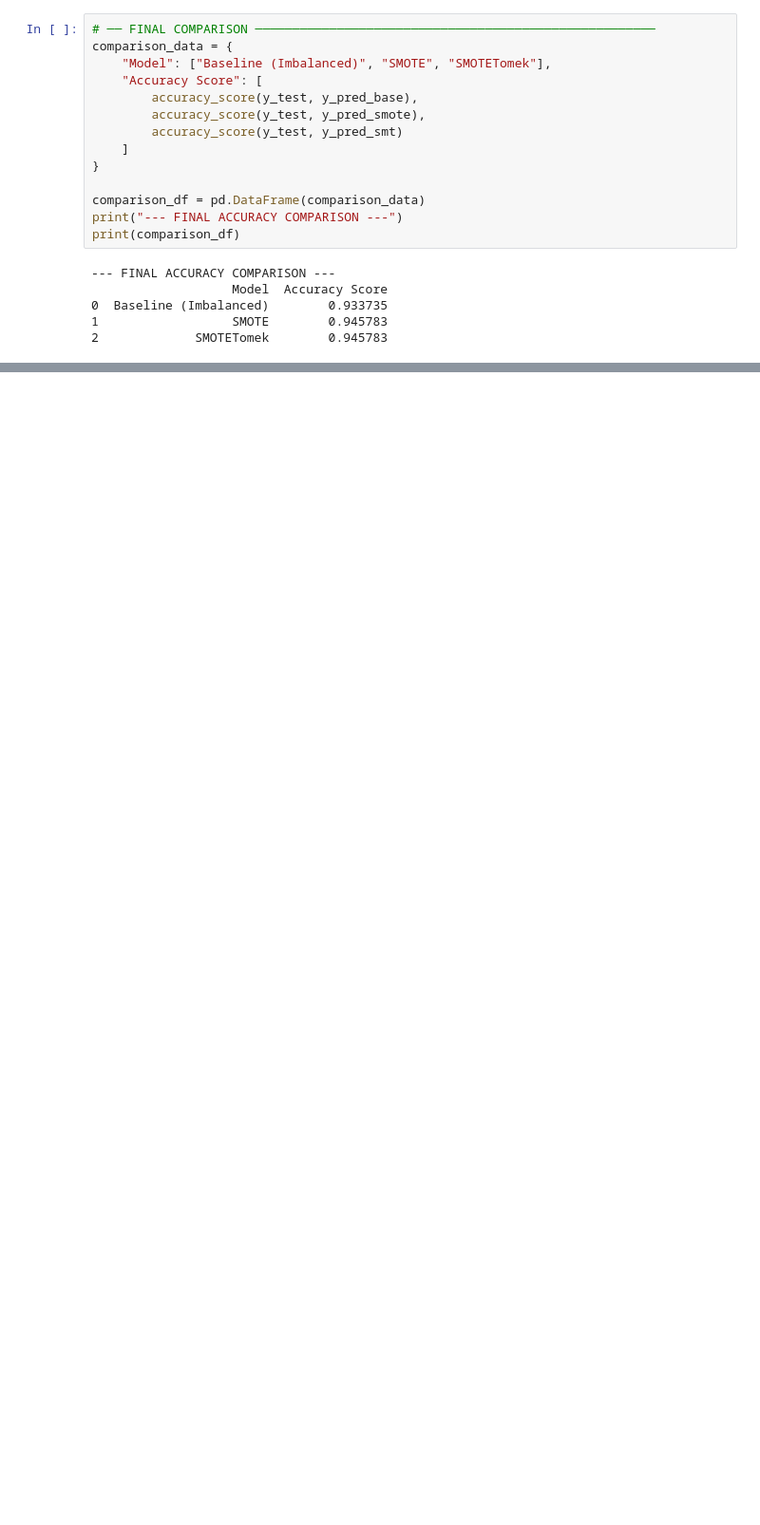
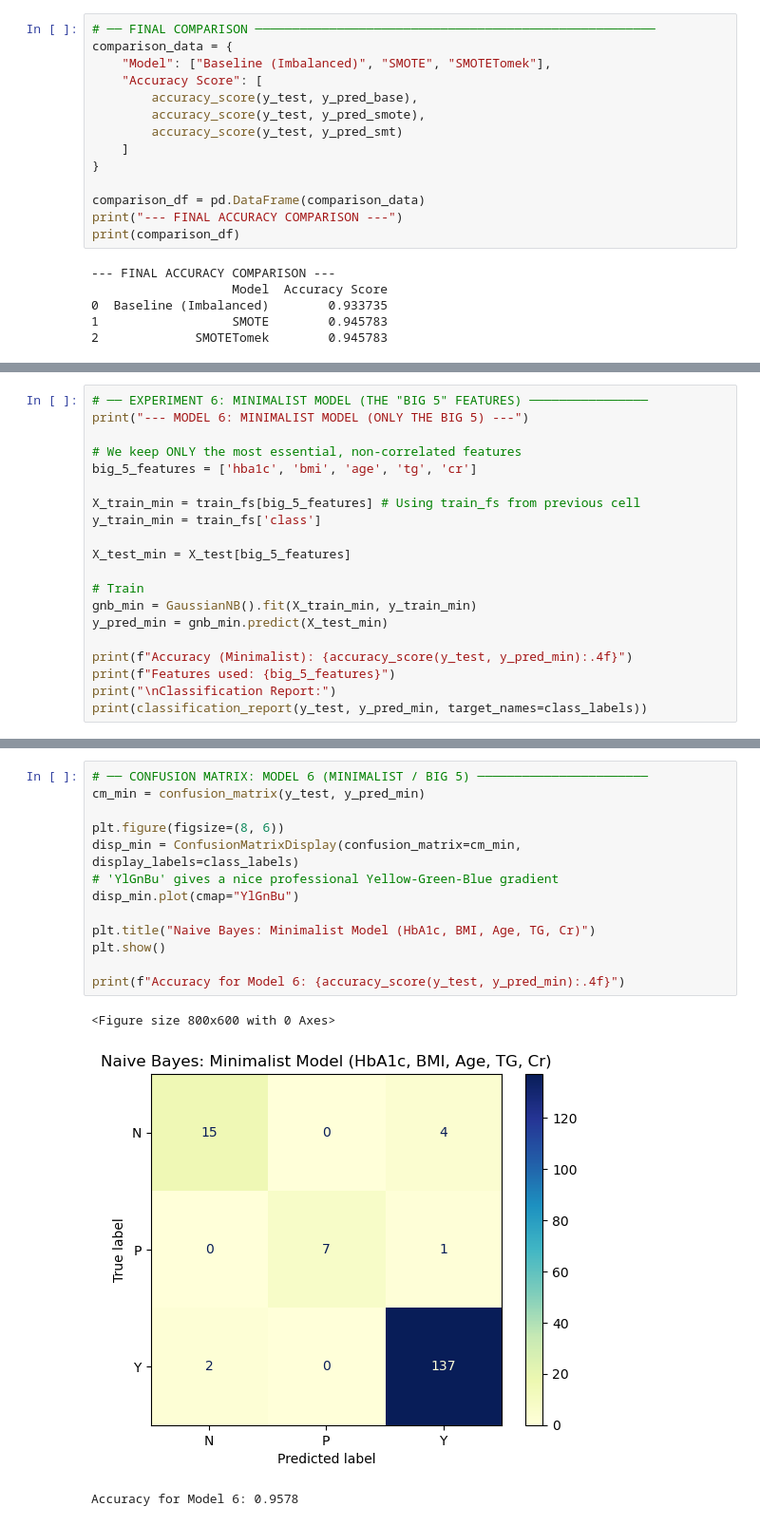
Before and after one commit to OmarH-creator/Diabetes-Prediction, a Jupyter notebook: Models/Naive_Bayes_v2.ipynb, the cells around one changed output, grey strips where cells are left out. Shown at 95% size. Cells and saved outputs as stored; diff of their text form; blank space fills up the shorter version.

```diff
--- a/Models/Naive_Bayes_v2.ipynb
+++ b/Models/Naive_Bayes_v2.ipynb
@@ -150,0 +200,20 @@ print(comparison_df)
+# %%
+# ── EXPERIMENT 6: MINIMALIST MODEL (THE "BIG 5" FEATURES) ────────────────
+print("--- MODEL 6: MINIMALIST MODEL (ONLY THE BIG 5) ---")
+
+# We keep ONLY the most essential, non-correlated features
+big_5_features = ['hba1c', 'bmi', 'age', 'tg', 'cr']
+
+X_train_min = train_fs[big_5_features] # Using train_fs from previous cell
+y_train_min = train_fs['class']
+
+X_test_min = X_test[big_5_features]
+
+# Train
+gnb_min = GaussianNB().fit(X_train_min, y_train_min)
+y_pred_min = gnb_min.predict(X_test_min)
+
+print(f"Accuracy (Minimalist): {accuracy_score(y_test, y_pred_min):.4f}")
+print(f"Features used: {big_5_features}")
+print("\nClassification Report:")
+print(classification_report(y_test, y_pred_min, target_names=class_labels))
@@ -150,0 +235,17 @@ print(comparison_df)
+# %%
+# ── CONFUSION MATRIX: MODEL 6 (MINIMALIST / BIG 5) ───────────────────────
+cm_min = confusion_matrix(y_test, y_pred_min)
+
+plt.figure(figsize=(8, 6))
+disp_min = ConfusionMatrixDisplay(confusion_matrix=cm_min, display_labels=class_labels)
+# 'YlGnBu' gives a nice professional Yellow-Green-Blue gradient
+disp_min.plot(cmap="YlGnBu")
+
+plt.title("Naive Bayes: Minimalist Model (HbA1c, BMI, Age, TG, Cr)")
+plt.show()
+
+print(f"Accuracy for Model 6: {accuracy_score(y_test, y_pred_min):.4f}")
+# %% [output]
+<Figure size 800x600 with 0 Axes>
+[figure, added]
+Accuracy for Model 6: 0.9578
```
Also changed, not shown: parts of 4 cells of this notebook.
